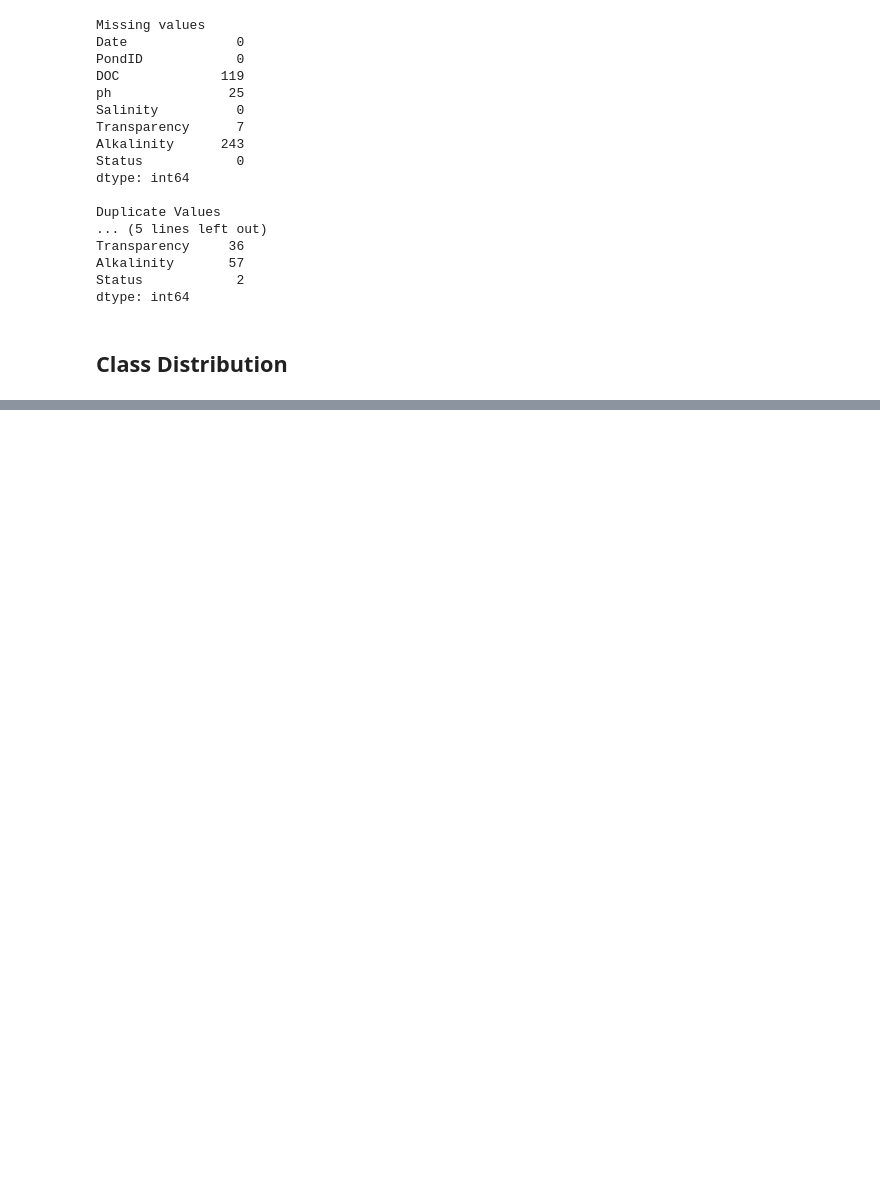
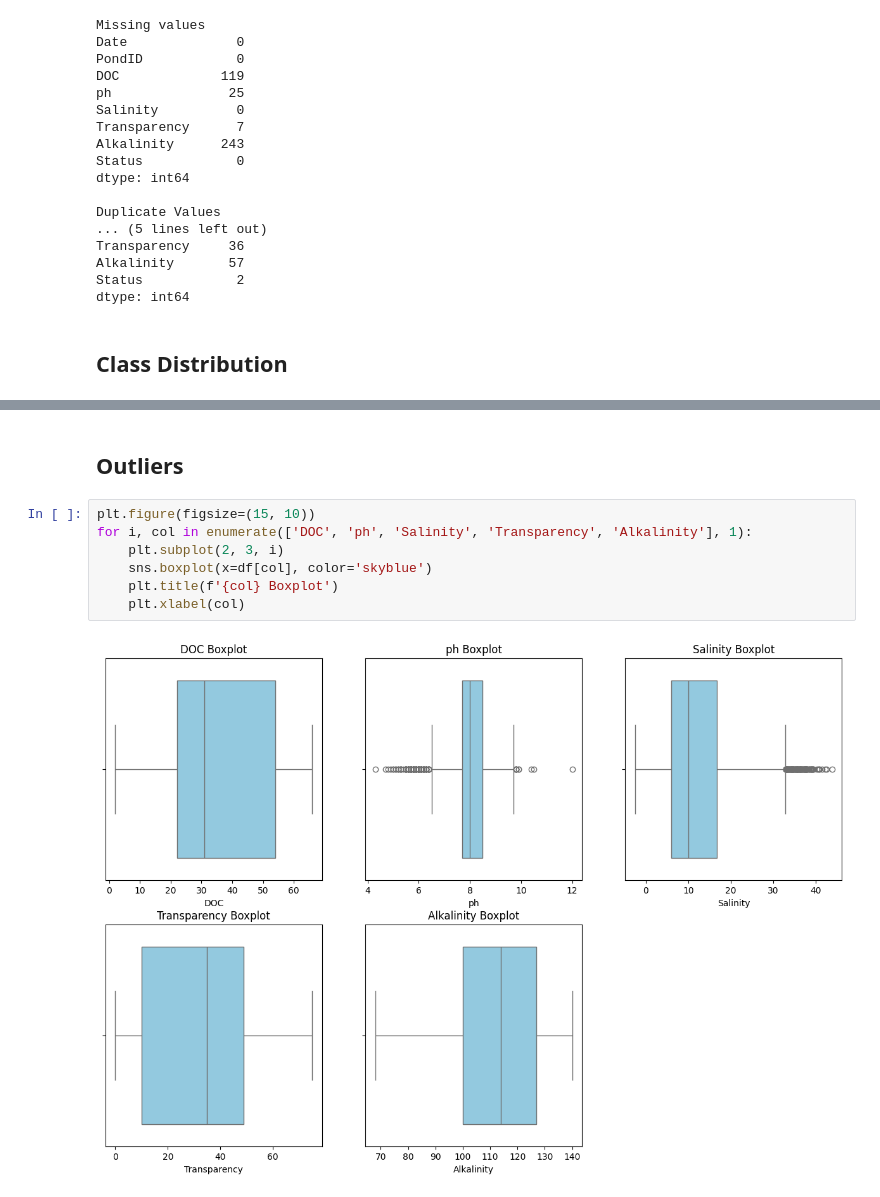
Before and after one commit to dataemperor/Shrimple, a Jupyter notebook: anomaly_detection.ipynb, the cells around one changed output, grey strips where cells are left out. Saved outputs shown, nothing was run; the diff lists cells and outputs as text; blank space fills up the shorter version.

```diff
--- a/anomaly_detection.ipynb
+++ b/anomaly_detection.ipynb
@@ -137,0 +147,11 @@ Name: count, dtype: int64
+# %% [markdown]
+## Outliers
+# %%
+plt.figure(figsize=(15, 10))
+for i, col in enumerate(['DOC', 'ph', 'Salinity', 'Transparency', 'Alkalinity'], 1):
+    plt.subplot(2, 3, i)
+    sns.boxplot(x=df[col], color='skyblue')
+    plt.title(f'{col} Boxplot')
+    plt.xlabel(col)
+# %% [output]
+[figure, added]
```
Also changed, not shown: parts of 5 cells of this notebook.
